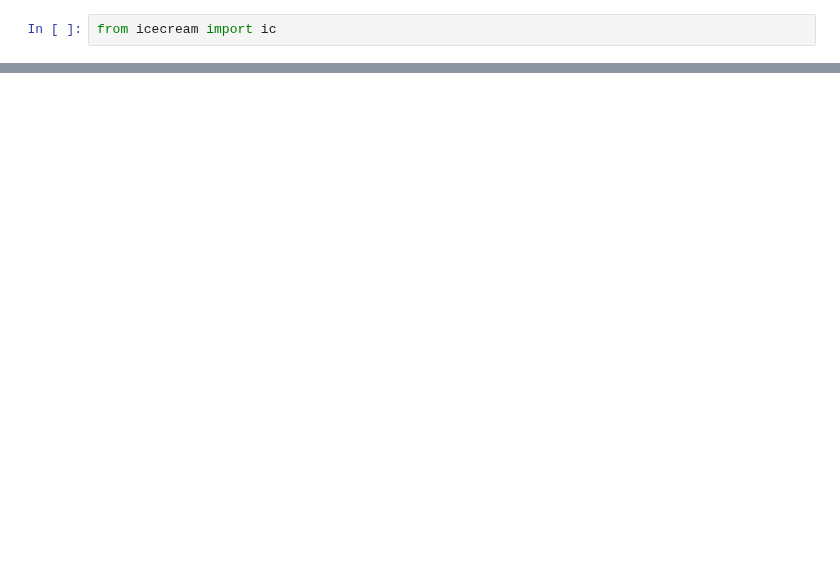
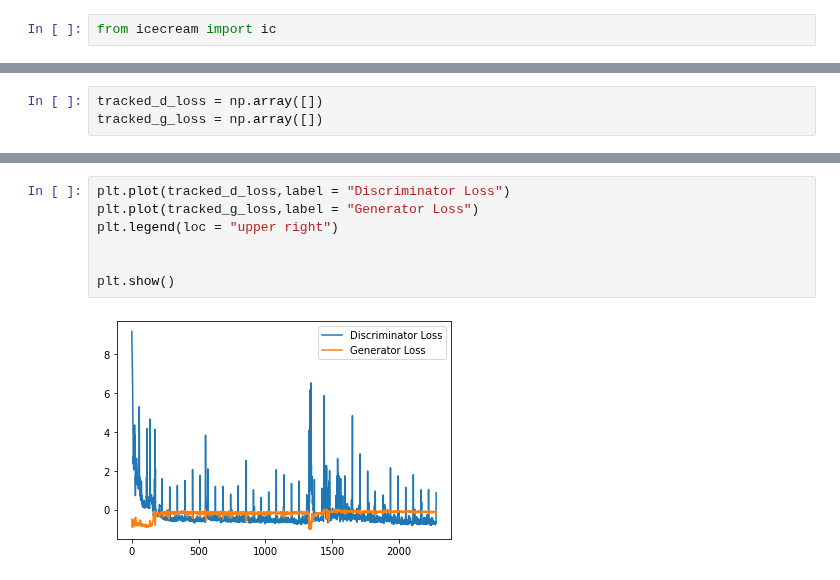
Before and after one commit to aashraychegu/testing_grounds, a Jupyter notebook: ready/1dwgantest.ipynb, the cells around one changed output, grey strips where cells are left out. Saved outputs shown, nothing was run; the diff lists cells and outputs as text; blank space fills up the shorter version.

```diff
--- a/ready/1dwgantest.ipynb
+++ b/ready/1dwgantest.ipynb
@@ -141,3 +142,6 @@ def compute_gradient_penalty(D, real_samples, fake_samples):
     gradients = gradients.view(gradients.size(0), -1)
     gradient_penalty = ((gradients.norm(2, dim=1) - 1) ** 2).mean()
     return gradient_penalty
+# %%
+tracked_d_loss = np.array([])
+tracked_g_loss = np.array([])
@@ -201,0 +310,9 @@ RuntimeError: Mismatch in shape: grad_output[0] has a shape of torch.Size([16, 1
+# %%
+plt.plot(tracked_d_loss,label = "Discriminator Loss")
+plt.plot(tracked_g_loss,label = "Generator Loss")
+plt.legend(loc = "upper right")
+
+
+plt.show()
+# %% [output]
+[figure, added]
```
Also changed, not shown: parts of 19 cells of this notebook.
